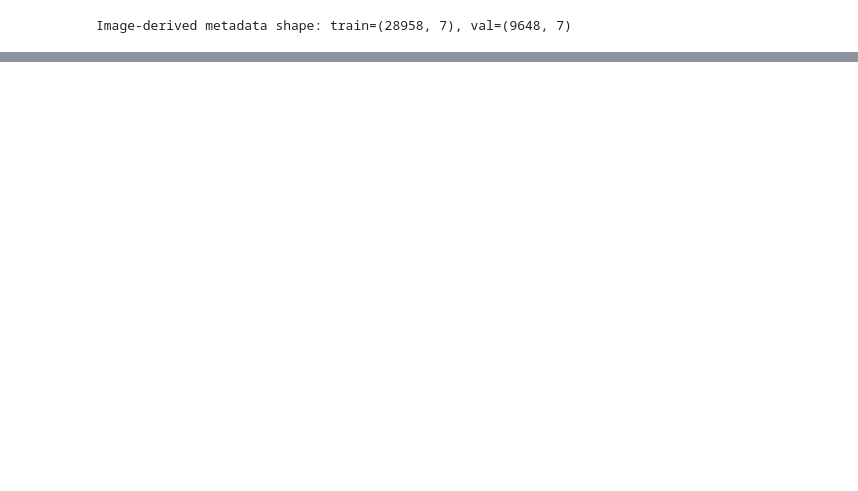
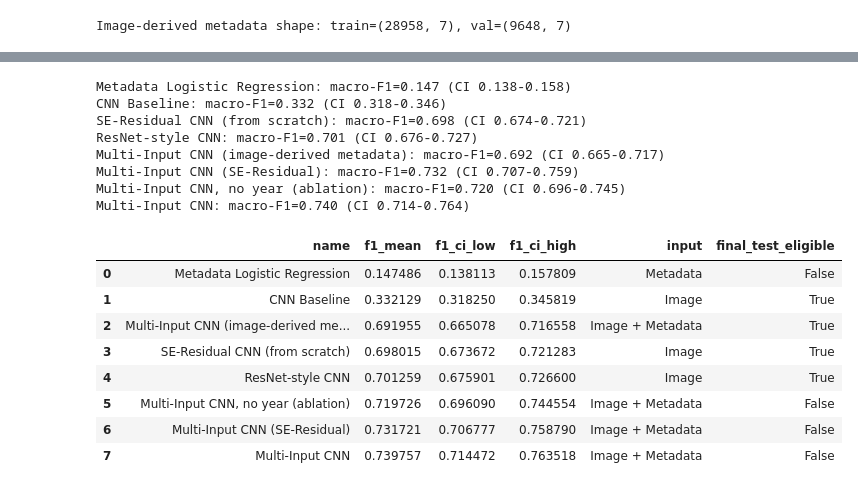
Before and after one commit to whiteshark05/COSC2753-Assignment-2, a Jupyter notebook: notebooks/COSC2753_A2_Task1.ipynb, the cells around one changed output, grey strips where cells are left out. Cells and saved outputs as stored; diff of their text form; code cells hidden in the pictures; blank space fills up the shorter version.

```diff
--- a/notebooks/COSC2753_A2_Task1.ipynb
+++ b/notebooks/COSC2753_A2_Task1.ipynb
@@ -1316,19 +1327,19 @@ Metadata feature shape (with year, Step 11d): train=(28958, 64), val=(9648, 64)
 # %%
-multi_train_ds_ny = CachedMultiInputDataset(task1_train, X_meta_train_no_year, IMAGES_TRAIN_DIR,
-                                       TASK1_TARGET_ENC, train_transform)
-multi_val_ds_ny = CachedMultiInputDataset(task1_val, X_meta_val_no_year, IMAGES_TRAIN_DIR,
-                                     TASK1_TARGET_ENC, eval_transform)
+# multi_train_ds_ny = CachedMultiInputDataset(task1_train, X_meta_train_no_year, IMAGES_TRAIN_DIR,
+#                                        TASK1_TARGET_ENC, train_transform)
+# multi_val_ds_ny = CachedMultiInputDataset(task1_val, X_meta_val_no_year, IMAGES_TRAIN_DIR,
+#                                      TASK1_TARGET_ENC, eval_transform)
 
-multi_train_loader_ny = DataLoader(multi_train_ds_ny, batch_size=BATCH_SIZE, sampler=multi_sampler,
-                                    num_workers=NUM_WORKERS, persistent_workers=(NUM_WORKERS > 0))
-multi_val_loader_ny = DataLoader(multi_val_ds_ny, batch_size=BATCH_SIZE, shuffle=False,
-                                  num_workers=NUM_WORKERS, persistent_workers=(NUM_WORKERS > 0))
+# multi_train_loader_ny = DataLoader(multi_train_ds_ny, batch_size=BATCH_SIZE, sampler=multi_sampler,
+#                                     num_workers=NUM_WORKERS, persistent_workers=(NUM_WORKERS > 0))
+# multi_val_loader_ny = DataLoader(multi_val_ds_ny, batch_size=BATCH_SIZE, shuffle=False,
+#                                   num_workers=NUM_WORKERS, persistent_workers=(NUM_WORKERS > 0))
 
-torch.manual_seed(RANDOM_STATE)
-model_multi_no_year = MultiInputNet(ResNetStyleCNN(), meta_dim=X_meta_train_no_year.shape[1],
-                                     n_classes=N_CLASSES_1).to(DEVICE)
-multi_ny_param_groups = get_param_groups(model_multi_no_year, weight_decay=1e-4)
-model_multi_no_year, f1_multi_no_year, epoch_multi_no_year = fit(
-    model_multi_no_year, multi_train_loader_ny, multi_val_loader_ny,
-    model_name="Multi-Input CNN, no year (ablation)",
-    param_groups=multi_ny_param_groups, epochs=EPOCHS_RESNET, patience=5)
+# torch.manual_seed(RANDOM_STATE)
+# model_multi_no_year = MultiInputNet(ResNetStyleCNN(), meta_dim=X_meta_train_no_year.shape[1],
+#                                      n_classes=N_CLASSES_1).to(DEVICE)
+# multi_ny_param_groups = get_param_groups(model_multi_no_year, weight_decay=1e-4)
+# model_multi_no_year, f1_multi_no_year, epoch_multi_no_year = fit(
+#     model_multi_no_year, multi_train_loader_ny, multi_val_loader_ny,
+#     model_name="Multi-Input CNN, no year (ablation)",
+#     param_groups=multi_ny_param_groups, epochs=EPOCHS_RESNET, patience=5)
@@ -1605,0 +1635,28 @@ Multi-Input CNN (SE-Residual): macro-F1=0.737 (CI 0.712-0.763)
+# %%
+# --- Table 1: which model is genuinely better -- bootstrap 95% CI, not just a point estimate ---
+ci_results = []
+for name, (model, val_loader, input_type, eligible) in all_models.items():
+    y_true, pred = get_val_predictions(name)
+    ci_results.append({**report_bootstrap_ci(name, y_true, pred),
+                        "input": input_type, "final_test_eligible": eligible})
+
+comparison_table = pd.DataFrame(ci_results).sort_values("f1_mean").reset_index(drop=True)
+comparison_table
+# %% [output]
+Metadata Logistic Regression: macro-F1=0.147 (CI 0.138-0.158)
+CNN Baseline: macro-F1=0.332 (CI 0.318-0.346)
+SE-Residual CNN (from scratch): macro-F1=0.698 (CI 0.674-0.721)
+ResNet-style CNN: macro-F1=0.701 (CI 0.676-0.727)
+Multi-Input CNN (image-derived metadata): macro-F1=0.692 (CI 0.665-0.717)
+Multi-Input CNN (SE-Residual): macro-F1=0.732 (CI 0.707-0.759)
+Multi-Input CNN, no year (ablation): macro-F1=0.720 (CI 0.696-0.745)
+Multi-Input CNN: macro-F1=0.740 (CI 0.714-0.764)
+|  | name | f1_mean | f1_ci_low | f1_ci_high | input | final_test_eligible |
+| 0 | Metadata Logistic Regression | 0.147486 | 0.138113 | 0.157809 | Metadata | False |
+| 1 | CNN Baseline | 0.332129 | 0.318250 | 0.345819 | Image | True |
+| 2 | Multi-Input CNN (image-derived me... | 0.691955 | 0.665078 | 0.716558 | Image + Metadata | True |
+| 3 | SE-Residual CNN (from scratch) | 0.698015 | 0.673672 | 0.721283 | Image | True |
+| 4 | ResNet-style CNN | 0.701259 | 0.675901 | 0.726600 | Image | True |
+| 5 | Multi-Input CNN, no year (ablation) | 0.719726 | 0.696090 | 0.744554 | Image + Metadata | False |
+| 6 | Multi-Input CNN (SE-Residual) | 0.731721 | 0.706777 | 0.758790 | Image + Metadata | False |
+| 7 | Multi-Input CNN | 0.739757 | 0.714472 | 0.763518 | Image + Metadata | False |
```
Also changed, not shown: parts of 76 cells of this notebook, 1 other file.
